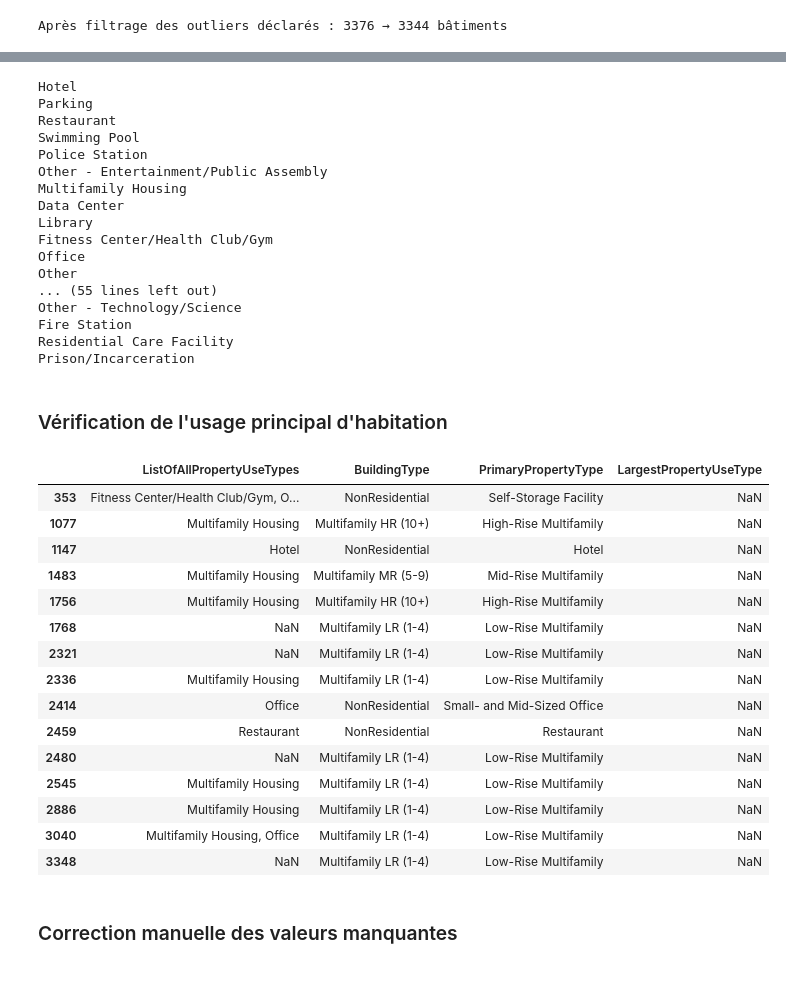
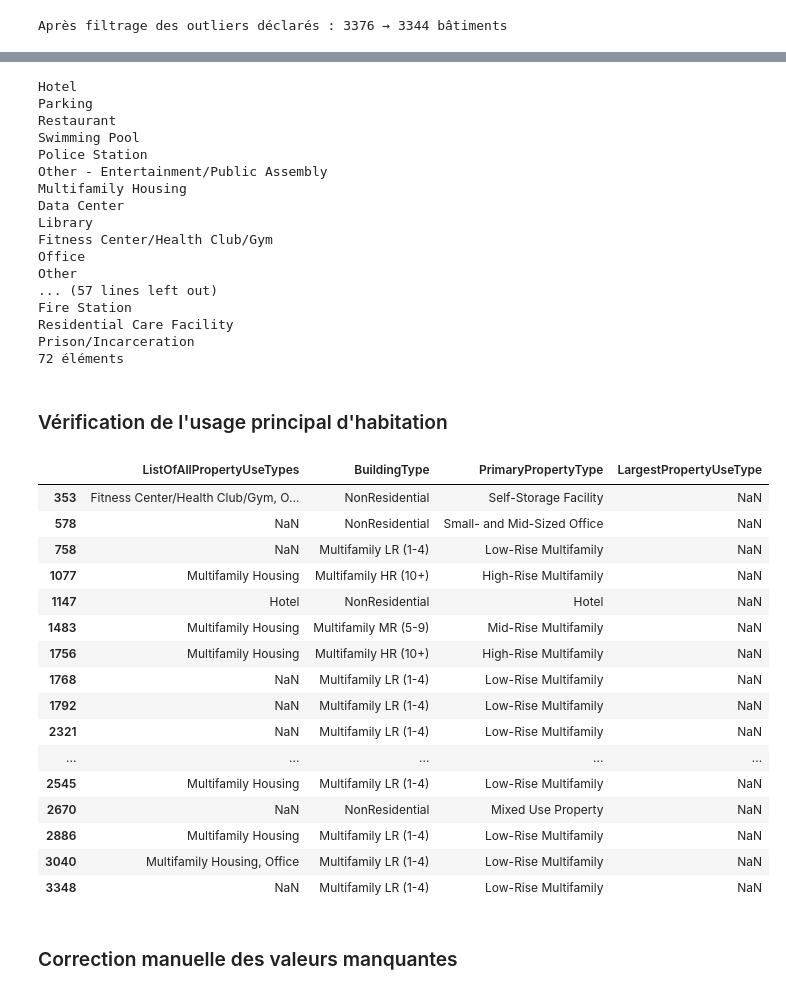
Before and after one commit to day811/OCDE-P6, a Jupyter notebook: template_modelistation_supervisee.ipynb, the cells around one changed output, grey strips where cells are left out. Cells and saved outputs as stored; diff of their text form; code cells hidden in the pictures.

```diff
--- a/template_modelistation_supervisee.ipynb
+++ b/template_modelistation_supervisee.ipynb
@@ -45,3 +48,5 @@ Variables identifiées par catégories :
+# %%
+bc_csv.drop(columns=['OSEBuildingID', 'PropertyName', 'Address', 'City', 'State', 'ZipCode', 'TaxParcelIdentificationNumber'], inplace=True)
 # %% [markdown]
 ## Traitements des outliers déclarés
 # %%
@@ -138,13 +83,13 @@ memory usage: 182.2+ KB
 # %%
 use_types = []
-for i,row in bc_with_target.iterrows():
+for i,row in bc_without_outliers.iterrows():
     if not pd.isna(row['ListOfAllPropertyUseTypes']):
         for use in row['ListOfAllPropertyUseTypes'].split(','):
             use =  use.strip()
             if use not in use_types:
                 use_types.append(use)
                 print(use)
-del use_types
+print(f"{len(use_types)} éléments")
 # %% [output]
 Hotel
 Parking
@@ -158,31 +103,32 @@ Library
 Fitness Center/Health Club/Gym
 Office
 Other
-... (55 lines left out)
-Other - Technology/Science
+... (57 lines left out)
 Fire Station
 Residential Care Facility
 Prison/Incarceration
+72 éléments
 # %% [markdown]
 ### Vérification de l'usage principal d'habitation
 # %%
 # Let's check property without largest use type
-mask = bc_with_target['LargestPropertyUseType'].isna()
-bc_with_target[mask][['ListOfAllPropertyUseTypes','BuildingType','PrimaryPropertyType','LargestPropertyUseType']]
+mask = bc_without_outliers['LargestPropertyUseType'].isna()
+bc_without_outliers[mask][['ListOfAllPropertyUseTypes','BuildingType','PrimaryPropertyType','LargestPropertyUseType']]
 # %% [output]
 |  | ListOfAllPropertyUseTypes | BuildingType | PrimaryPropertyType | LargestPropertyUseType |
 | 353 | Fitness Center/Health Club/Gym, O... | NonResidential | Self-Storage Facility | NaN |
+| 578 | NaN | NonResidential | Small- and Mid-Sized Office | NaN |
+| 758 | NaN | Multifamily LR (1-4) | Low-Rise Multifamily | NaN |
 | 1077 | Multifamily Housing | Multifamily HR (10+) | High-Rise Multifamily | NaN |
 | 1147 | Hotel | NonResidential | Hotel | NaN |
 | 1483 | Multifamily Housing | Multifamily MR (5-9) | Mid-Rise Multifamily | NaN |
 | 1756 | Multifamily Housing | Multifamily HR (10+) | High-Rise Multifamily | NaN |
 | 1768 | NaN | Multifamily LR (1-4) | Low-Rise Multifamily | NaN |
+| 1792 | NaN | Multifamily LR (1-4) | Low-Rise Multifamily | NaN |
 | 2321 | NaN | Multifamily LR (1-4) | Low-Rise Multifamily | NaN |
-| 2336 | Multifamily Housing | Multifamily LR (1-4) | Low-Rise Multifamily | NaN |
-| 2414 | Office | NonResidential | Small- and Mid-Sized Office | NaN |
-| 2459 | Restaurant | NonResidential | Restaurant | NaN |
-| 2480 | NaN | Multifamily LR (1-4) | Low-Rise Multifamily | NaN |
+| ... | ... | ... | ... | ... |
 | 2545 | Multifamily Housing | Multifamily LR (1-4) | Low-Rise Multifamily | NaN |
+| 2670 | NaN | NonResidential | Mixed Use Property | NaN |
 | 2886 | Multifamily Housing | Multifamily LR (1-4) | Low-Rise Multifamily | NaN |
 | 3040 | Multifamily Housing, Office | Multifamily LR (1-4) | Low-Rise Multifamily | NaN |
 | 3348 | NaN | Multifamily LR (1-4) | Low-Rise Multifamily | NaN |
```
Also changed, not shown: parts of 68 cells of this notebook, 1 other file.
